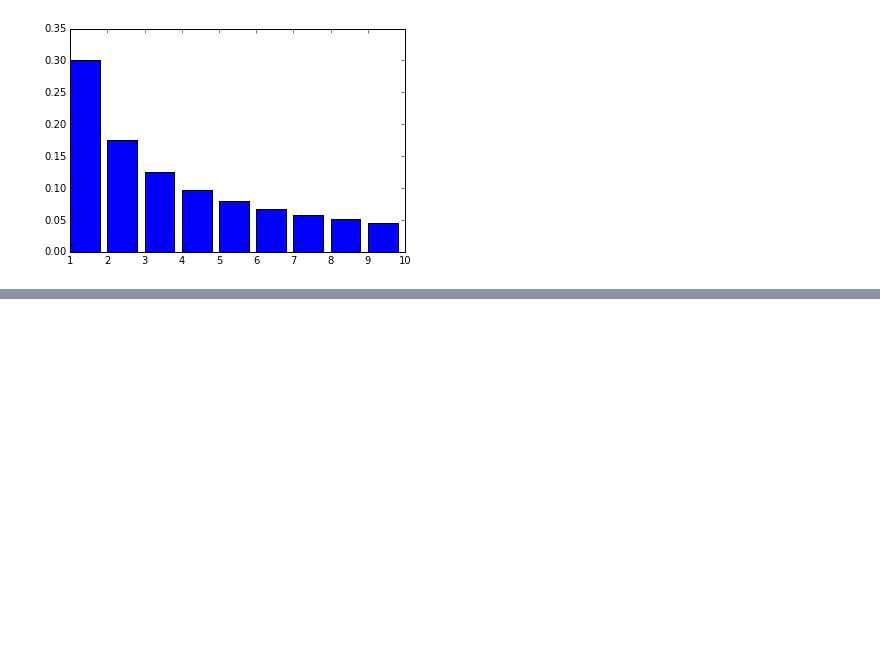
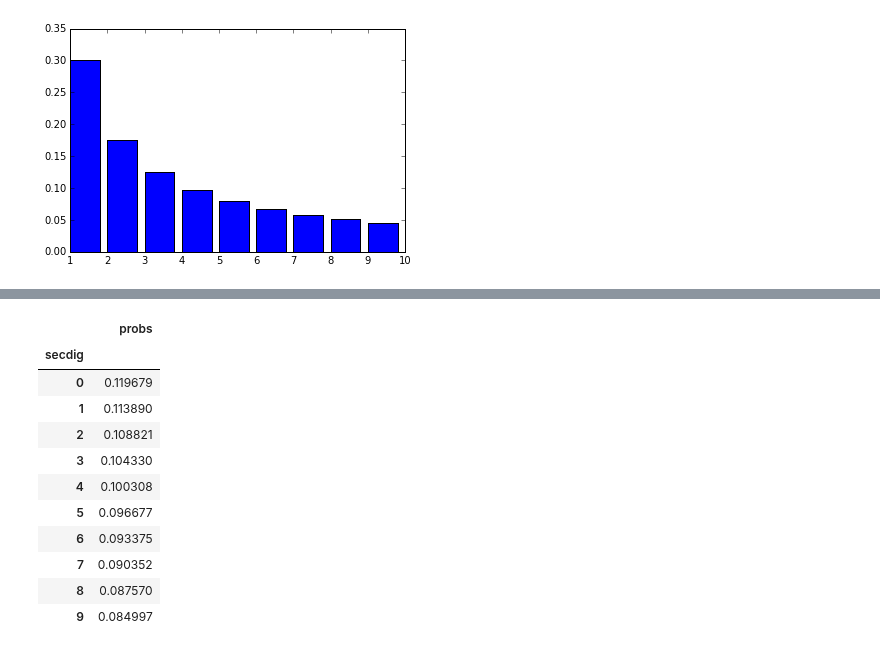
Before and after one commit to milcent/benford_py, a Jupyter notebook: Benford.ipynb, the cells around one changed output, grey strips where cells are left out. Saved outputs shown, nothing was run; the diff lists cells and outputs as text; code cells hidden in the pictures; blank space fills up the shorter version.

Commit message:
Improvement on second digit distribution

```diff
--- a/Benford.ipynb
+++ b/Benford.ipynb
@@ -274,0 +299,20 @@ plt.bar(a6,firstDigit())
+# %%
+def secondD():
+    a = np.arange(10,100)
+    df = pd.DataFrame({'probs':np.log10(1 + (1. / a)), 'secdig':np.array(range(10)*9)}, index = a)
+    return df.groupby('secdig').agg(sum)
+# %%
+secondD()
+# %% [output]
+|  | probs |
+| secdig |  |
+| 0 | 0.119679 |
+| 1 | 0.113890 |
+| 2 | 0.108821 |
+| 3 | 0.104330 |
+| 4 | 0.100308 |
+| 5 | 0.096677 |
+| 6 | 0.093375 |
+| 7 | 0.090352 |
+| 8 | 0.087570 |
+| 9 | 0.084997 |
```
Also changed, not shown: parts of 16 cells of this notebook, 1 other file.
